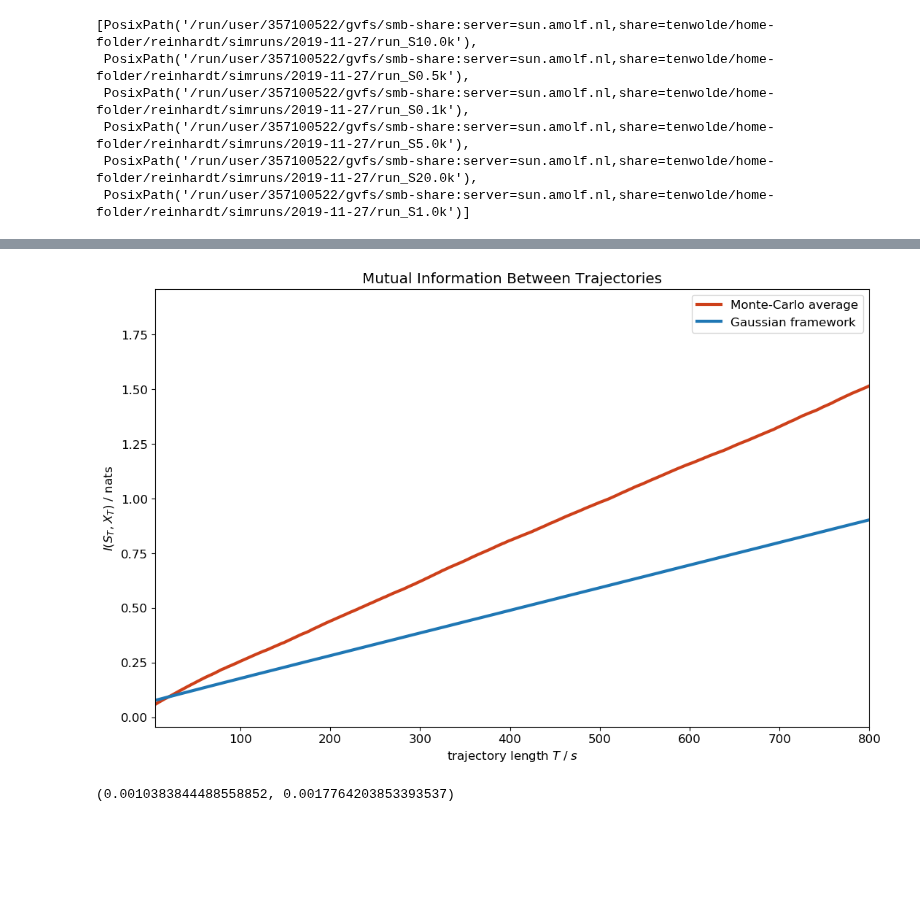
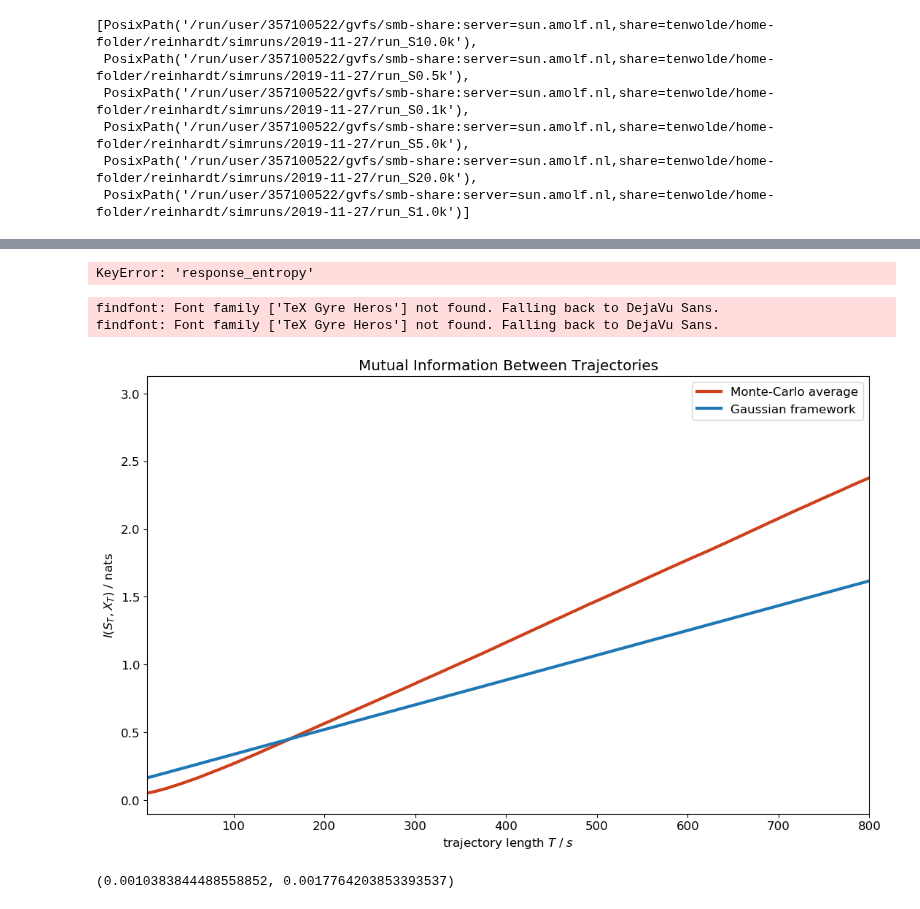
Before and after one commit to manuel-rhdt/master-thesis, a Jupyter notebook: notebooks/analyze_run.ipynb, the cells around one changed output, grey strips where cells are left out. Drawn from its saved outputs; the diff is of its cells as text; code cells hidden in the pictures; blank space fills up the shorter version.

```diff
--- a/notebooks/analyze_run.ipynb
+++ b/notebooks/analyze_run.ipynb
@@ -33,6 +33,6 @@ def load_run(path):
     return {'info': info, 'data': data}
 # %%
 #simulation_results = [load_run(path) for path in simpath.glob('run*')]
-#simulation_results = [load_run(pathlib.Path.home() / 'testrun')]
-simulation_results = [load_run(pathlib.Path('/data/2019-12-04/run_S5.0k-3'))]
+#simulation_results = [load_run(pathlib.Path.home() / 'testrun'), load_run(pathlib.Path.home() / 'testrun2'), load_run(pathlib.Path.home() / 'testrun3')]
+simulation_results = [load_run(pathlib.Path('/data/2019-12-11/run_low_6a')), load_run(pathlib.Path('/data/2019-12-11/run_low_6b'))]
 # %%
@@ -62,3 +58,8 @@ simulation_results[0]['info']
+# %%
+pyplot.plot(simulation_results[0]['data']['trajectory_length'], simulation_results[0]['data']['response_entropy'])
+pyplot.plot(simulation_results[1]['data']['trajectory_length'], simulation_results[1]['data']['conditional_entropy'])
+# %% [output]
+KeyError: 'response_entropy'
 # %%
 numerical_x = numpy.array([6.10351562e-01, 1.22070312e+00, 2.44140625e+00, 4.88281250e+00,
        9.76562500e+00, 1.95312500e+01, 3.90625000e+01, 7.81250000e+01,
@@ -89,24 +95,46 @@ numerical_x = numpy.array([  3.2       ,   4.75518173,   7.06617289,  10.5002925
 numerical = numpy.array([0.07479552, 0.07630788, 0.07889759, 0.0825603 , 0.08814903,
         0.09607703, 0.10823872, 0.12585288, 0.15221438, 0.19097506,
         0.24826353, 0.33292631, 0.45843805, 0.64515182, 0.9223015 ])
+# %%
+# kappa = 0.25
+# lamda = 0.005
+# rho = 0.01
+# mu = 0.01
+
+numerical_x = numpy.array([0.032     , 0.04755182, 0.07066173, 0.10500293, 0.15603375,
+        0.23186526, 0.34455045, 0.512     , 0.76082908, 1.13058766,
+        1.68004681, 2.49653996, 3.70984413, 5.51280719, 8.192, 10.50029256,
+         15.60337477,  23.18652581,  34.45504493,  51.2       ,
+         76.0829076 , 113.0587662 , 168.00468091, 249.65399638,
+        370.98441288, 551.2807189 , 819.2     ])
+numerical = numpy.array([0.15513246, 0.15515813, 0.15520213, 0.15526446, 0.15535979,
+        0.15549546, 0.15570446, 0.15601245, 0.15646711, 0.15714541,
+        0.1581537 , 0.1596496 , 0.16187138, 0.16517824, 0.17009058, 0.17376199, 0.18328551,
+        0.19683625, 0.21770779, 0.24809272, 0.29384163, 0.36153363,
+        0.46213797, 0.61138198, 0.83304402, 1.1629737 , 1.65274695])
 # %%
 matplotlib.rcParams.update({'font.size': 12, 'font.family': 'TeX Gyre Heros'})
 
 for res in sorted(simulation_results, key=lambda x: x['info']['num_signals']):
-    pyplot.plot(res['data']['trajectory_length'], res['data']['mutual_information'], label=f"Monte-Carlo average", linewidth=3, color='#CD401A')
+    try:
+        pyplot.plot(res['data']['trajectory_length'], res['data']['mutual_information'], label=f"Monte-Carlo average", linewidth=3, color='#CD401A')
+    except:
+        pass
 
 pyplot.plot(numerical_x, numerical, label='Gaussian framework', linewidth=3)
 
 pyplot.legend();
 pyplot.xlim(5,800)
 pyplot.title('Mutual Information Between Trajectories')
 pyplot.ylabel('$I(S_T, X_T)$ / nats')
 pyplot.xlabel('trajectory length $T \;/\\; s$')
 pyplot.gcf().set_size_inches(28/2.54, 18/2.54)
 pyplot.tight_layout();
 pyplot.savefig('signals.pdf')
 # %% [output]
+findfont: Font family ['TeX Gyre Heros'] not found. Falling back to DejaVu Sans.
+findfont: Font family ['TeX Gyre Heros'] not found. Falling back to DejaVu Sans.
-[figure, old version]
+[figure, new version]
 # %%
 mi = simulation_results[0]['data']['mutual_information']
 mi_x = simulation_results[0]['data']['trajectory_length']
```
Also changed, not shown: parts of 20 cells of this notebook, 4 other files.
